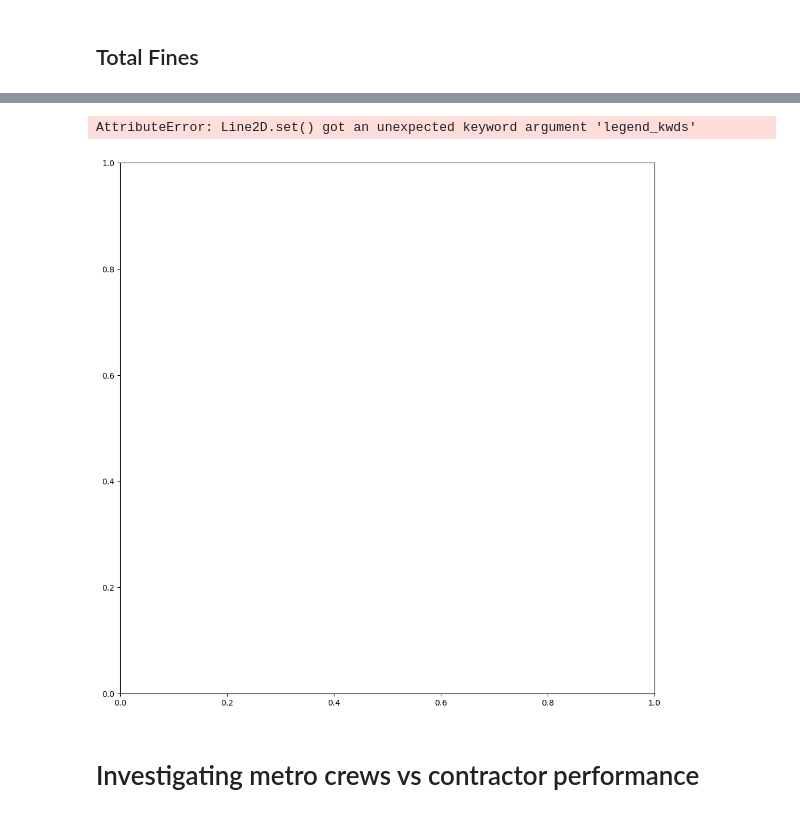
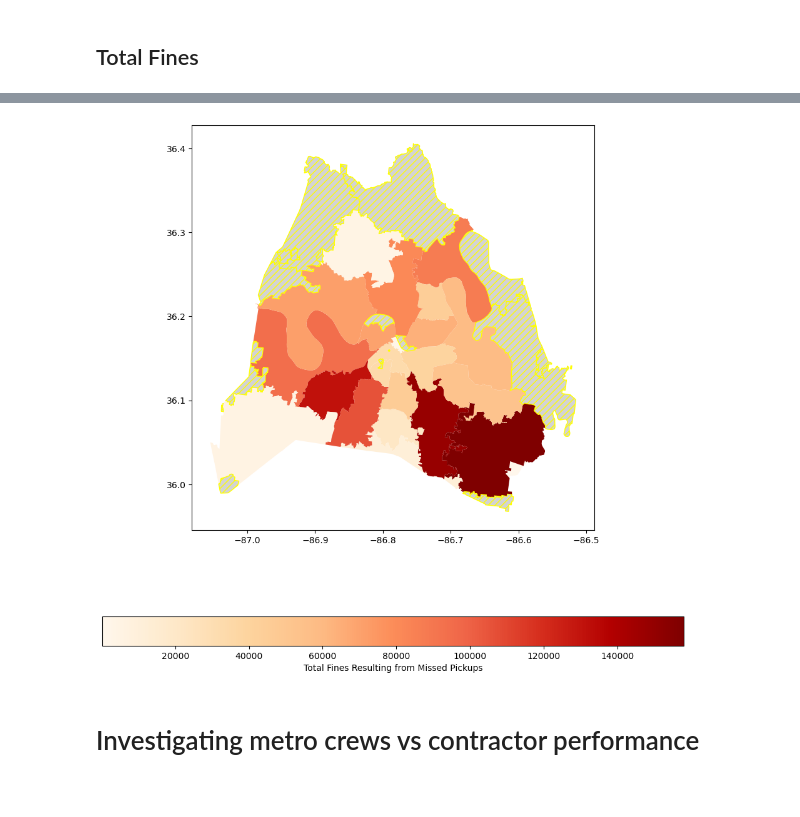
Before and after one commit to NewForce-Data-Cohort-12/trash-haulers-goody-grouch, a Jupyter notebook: trash_pickup.ipynb, the cells around one changed output, grey strips where cells are left out. Cells and saved outputs as stored; diff of their text form; code cells hidden in the pictures.

```diff
--- a/trash_pickup.ipynb
+++ b/trash_pickup.ipynb
@@ -167,6 +101,10 @@ plt.show()
 # %% [markdown]
 <h2>Total Fines</h2>
 # %%
-fine_by_zip = frequently_missed.merge(miss_all, how = 'left', on = 'Short Address')
-fine_by_zip
+fine_by_zip = frequently_missed.merge(miss_all[['Zip Code', 'Short Address']], how = 'left', on = 'Short Address')
+fine_by_zip = fine_by_zip.drop_duplicates()
+fine_by_zip['Zip Code'].replace('', np.nan, inplace=True)
+fine_by_zip.dropna(subset = ['Zip Code'], inplace = True)
+fine_by_zip = fine_by_zip.groupby('Zip Code').sum('Fine Amount').reset_index()
+#fine_by_zip
 # %% [output]
@@ -186,4 +117,4 @@ fine_by_zip
 # %%
 fine_map = nashville.merge(fine_by_zip, how = 'left', left_on = 'ZipCode', right_on = 'Zip Code')
-fine_map = fine_map.groupby('ZipCode').sum('Fine Amount').reset_index()
-fine_map
+#fine_map = fine_map.groupby('ZipCode').sum('Fine Amount').reset_index()
+#fine_map
@@ -208,16 +121,15 @@ fine_map
 # %%
 fine_map.plot(column = 'Fine Amount',
               cmap = 'OrRd',
               legend = True,
               #scheme = "quantiles",
               figsize = (12, 12),
-              legend_kwds={"label": "Number of Missed Pickups", "orientation": "horizontal"},
-             missing_kwds = {"color": "lightgrey", "edgecolor": "yellow", "hatch": "///"})
+              legend_kwds={"label": "Total Fines Resulting from Missed Pickups", "orientation": "horizontal"},
+              missing_kwds = {"color": "lightgrey", "edgecolor": "yellow", "hatch": "///"})
 fig = plt.gcf()
 plt.show()
 # %% [output]
-AttributeError: Line2D.set() got an unexpected keyword argument 'legend_kwds'
-[figure, old version]
+[figure, new version]
 # %% [markdown]
 <h1>Investigating metro crews vs contractor performance</h1>
 # %% [markdown]
```
Also changed, not shown: parts of 16 cells of this notebook.
